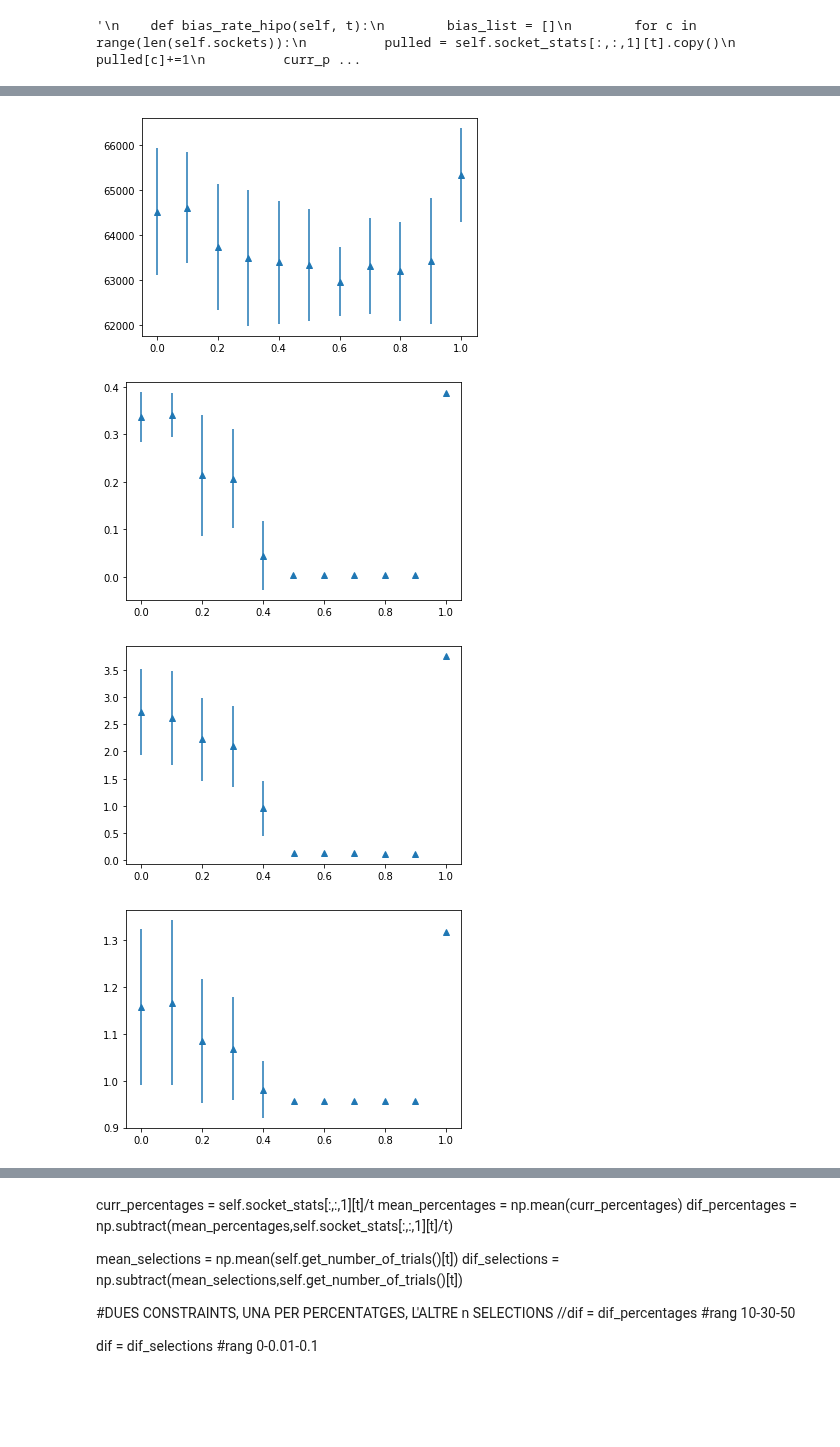
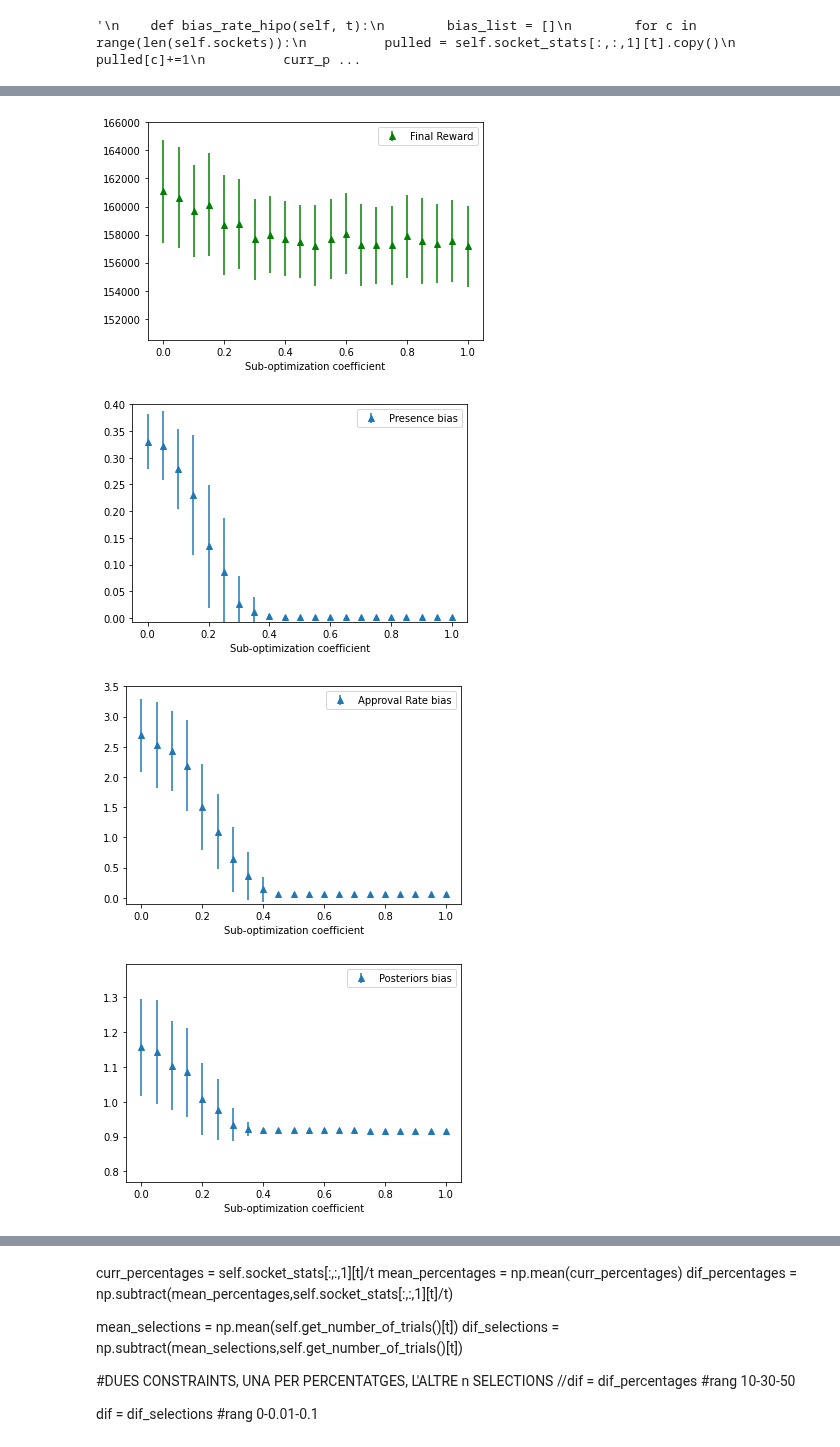
Before and after one commit to quimHM/QHM_TFG_repository, a Jupyter notebook: MAB_sim.ipynb, the cells around one changed output, grey strips where cells are left out. Drawn from its saved outputs; the diff is of its cells as text; code cells hidden in the pictures; blank space fills up the shorter version.

Commit message:
Combination of reward and bias metrics, normalization and testing

```diff
--- a/MAB_sim.ipynb
+++ b/MAB_sim.ipynb
@@ -1332,4 +1025,4 @@ Final regret: 5.2222222222222285
 # %%
-sol_test = SocketTesterBatchSOLUTIONProb(PowerSocketProb, rewards_bias, 10, 1)
-rd = sol_test.run(decisions, 0.8, True)
-plt.plot(rd["bias_hist"])
+#sol_test = SocketTesterBatchSOLUTIONProb(PowerSocketProb, rewards_bias, 10, 1)
+#rd = sol_test.run(decisions, 0.8, True)
+#plt.plot(rd["bias_hist"])
@@ -1351,7 +1031,7 @@ rate_results = []
 contribution_results = []
 decisions = random.choices(range(8),weights=list(instances_nonbias),k=1000)
 sol_test = SocketTesterBatchSOLUTIONProb(PowerSocketProb, rewards_nonbias, 50, 0)
-for sopt in range(100):
+for sopt in range(2):#100
   rd = sol_test.run(decisions, 0.8, False)
   rate_results.append(rd["app_rate"])
   contribution_results.append(rd["percentages"])
@@ -1386,4 +1068,5 @@ plt.show()
 # %%
+np.seterr(all="raise")
 rwd_results = []
 presence_results = []
 rate_results = []
@@ -1391,15 +1074,15 @@ posteriors_results = []
 rewards_results = []
 regret_results = []
 decisions = random.choices(range(8),weights=list(instances_bias),k=1000)
-for sopt in np.arange(0,1.1,0.1):
+for sopt in np.arange(0,1.05,0.05):
   sopt_i_rwd_results = []
   sopt_i_presence_results = []
   sopt_i_rate_results = []
   sopt_i_posteriors_results = []
   sopt_i_rewards_results = []
   sopt_i_regret_results = []
-  sol_test = SocketTesterBatchSOLUTIONProb(PowerSocketProb, rewards_bias, 10, sopt)
-  for iter in range(25):
+  sol_test = SocketTesterBatchSOLUTIONProb(PowerSocketProb, rewards_bias, 25, sopt)
+  for iter in range(100):
     rd = sol_test.run(decisions, 0.8, False)
     sopt_i_rwd_results.append(rd["total_reward"])
     sopt_i_presence_results.append(rd["bias_presence"])
@@ -1441,26 +1121,26 @@ print([regret_results[i][0] for i in range(len(regret_results))])
 import matplotlib.pyplot as plt
 import numpy as np
 
-xr = np.arange(0,1.1,0.1)
-yr = [rwd_results[i][0] for i in range(len(rwd_results))]
-er = [rwd_results[i][1] for i in range(len(rwd_results))]
+xr = np.arange(0,1.05,0.05)
+yr = [2.5*rwd_results[i][0] for i in range(len(rwd_results))]
+er = [2.5*rwd_results[i][1] for i in range(len(rwd_results))]
 
-xpres = np.arange(0,1.1,0.1)
+xpres = np.arange(0,1.05,0.05)
 ypres = [presence_results[i][0] for i in range(len(presence_results))]
 epres = [presence_results[i][1] for i in range(len(presence_results))]
 
-xrate = np.arange(0,1.1,0.1)
+xrate = np.arange(0,1.05,0.05)
 yrate = [rate_results[i][0] for i in range(len(rate_results))]
 erate = [rate_results[i][1] for i in range(len(rate_results))]
 
-xpost = np.arange(0,1.1,0.1)
+xpost = np.arange(0,1.05,0.05)
 ypost = [posteriors_results[i][0] for i in range(len(posteriors_results))]
 epost = [posteriors_results[i][1] for i in range(len(posteriors_results))]
 
-xrb = np.arange(0,1.1,0.1)
+xrb = np.arange(0,1.05,0.05)
 yrb = [rewards_results[i][0] for i in range(len(rewards_results))]
 erb = [rewards_results[i][1] for i in range(len(rewards_results))]
 
-xregr = np.arange(0,1.1,0.1)
+xregr = np.arange(0,1.05,0.05)
 yregr = [regret_results[i][0] for i in range(len(regret_results))]
 eregr = [regret_results[i][1] for i in range(len(regret_results))]
@@ -1467,21 +1210,33 @@ eregr = [regret_results[i][1] for i in range(len(regret_results))]
 # %%
-plt.errorbar(xr, yr, er, linestyle='None', marker='^')
+plt.errorbar(xr, yr, er, linestyle='None', marker='^',color="green", label="Final Reward")
+plt.xlabel("Sub-optimization coefficient")
+plt.ylim(150500,166000)
+plt.legend()
 plt.show() #total rewards (y) vs subopt value (x)
 # %% [output]
-[figure, old version]
+[figure, new version]
 # %%
-plt.errorbar(xpres, ypres, epres, linestyle='None', marker='^')
+plt.errorbar(xpres, ypres, epres, linestyle='None', marker='^', label="Presence bias")
+plt.xlabel("Sub-optimization coefficient")
+plt.ylim(-0.007,0.4)
+plt.legend()
 plt.show()  #final bias (y) vs subopt value (x)
 # %% [output]
-[figure, old version]
+[figure, new version]
 # %%
-plt.errorbar(xrate, yrate, erate, linestyle='None', marker='^')
+plt.errorbar(xrate, yrate, erate, linestyle='None', marker='^', label="Approval Rate bias")
+plt.xlabel("Sub-optimization coefficient")
+plt.ylim(-0.1,3.5)
+plt.legend()
 plt.show()  #final bias (y) vs subopt value (x)
 # %% [output]
-[figure, old version]
+[figure, new version]
 # %%
-plt.errorbar(xpost, ypost, epost, linestyle='None', marker='^')
+plt.errorbar(xpost, ypost, epost, linestyle='None', marker='^', label="Posteriors bias")
+plt.xlabel("Sub-optimization coefficient")
+plt.ylim(0.77,1.395)
+plt.legend()
 plt.show()  #final bias (y) vs subopt value (x)
 # %% [output]
-[figure, old version]
+[figure, new version]
 # %%
```
Also changed, not shown: parts of 43 cells of this notebook.
